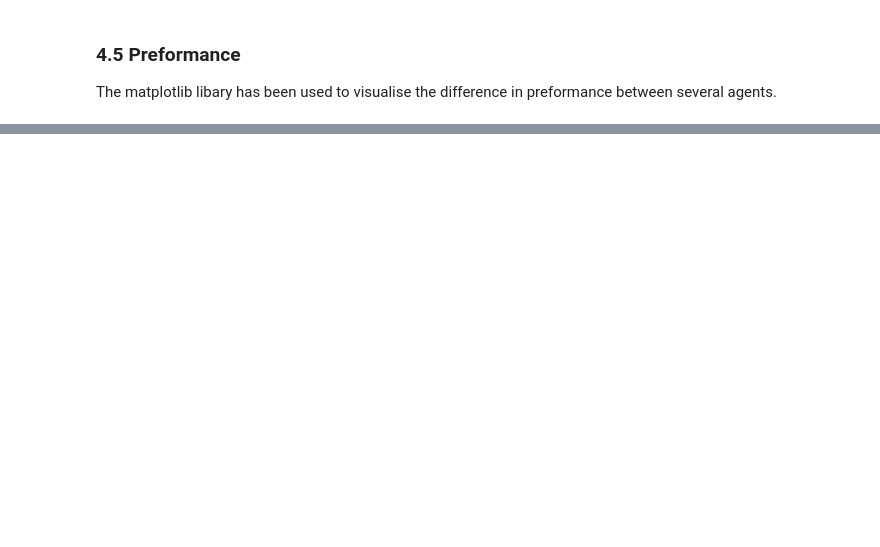
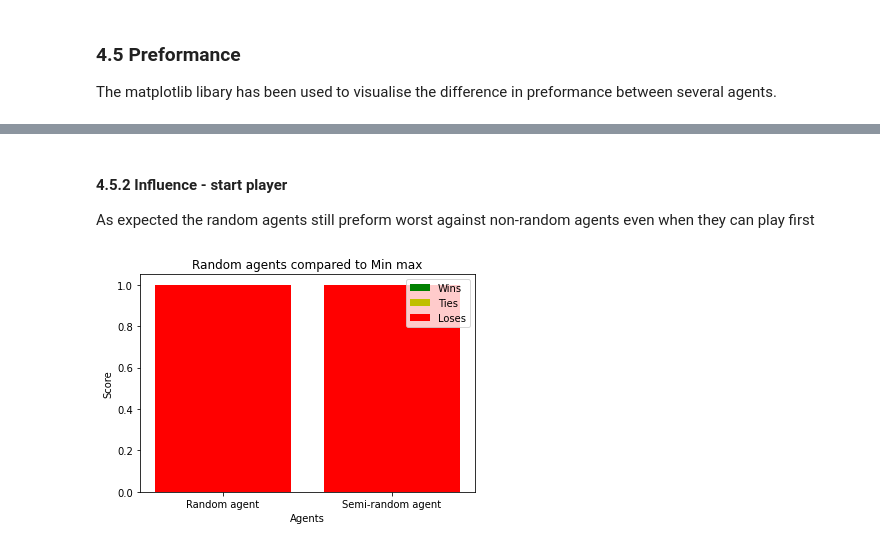
Before and after one commit to BlSchulpen/DecisionTheory, a Jupyter notebook: deth_four_ag.ipynb, the cells around one changed output, grey strips where cells are left out. Saved outputs shown, nothing was run; the diff lists cells and outputs as text; code cells hidden in the pictures; blank space fills up the shorter version.

```diff
--- a/deth_four_ag.ipynb
+++ b/deth_four_ag.ipynb
@@ -407,0 +424,7 @@ The value iteration agent uses value iteration to solve Bellman's equation. It w
+# %% [markdown]
+#### 4.5.2 Influence - start player
+As expected the random agents still preform worst against non-random agents even when they can play first
+# %%
+creator.random_graph(FourInARowMinMaxAgent, "Random agents compared to Min max")
+# %% [output]
+[figure, added]
```
Also changed, not shown: parts of 10 cells of this notebook, 1 other file.
